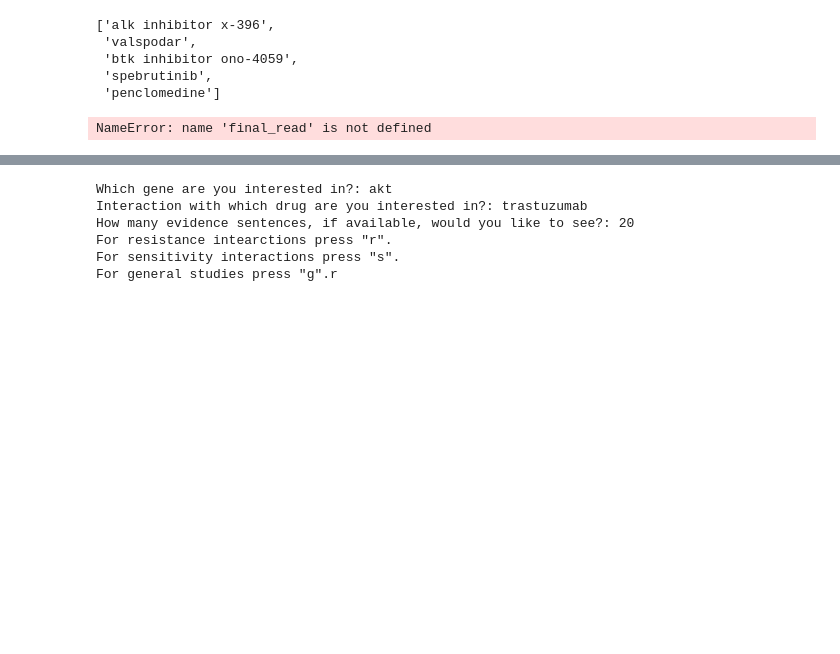
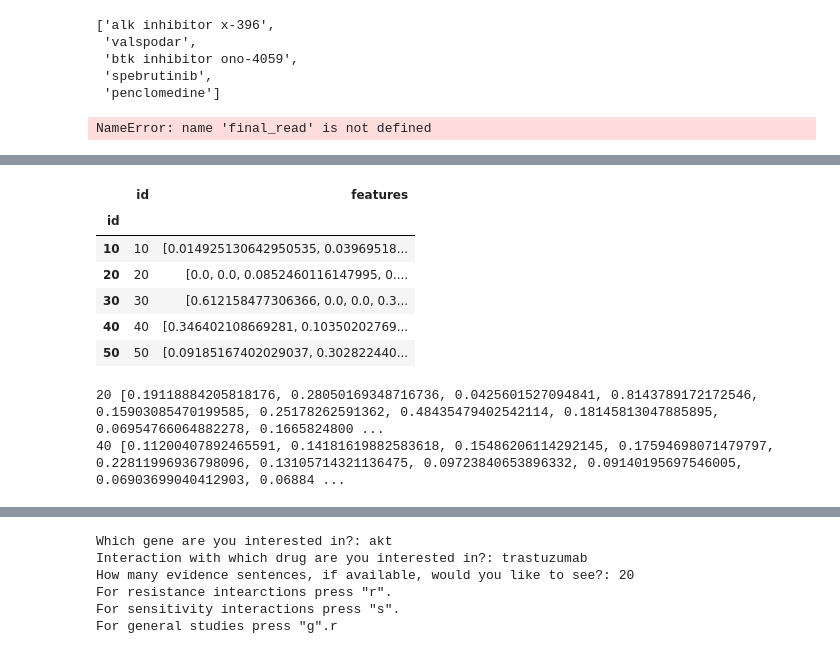
Before and after one commit to ayadlin/Capstone, a Jupyter notebook: Last_PrerRun.ipynb, the cells around one changed output, grey strips where cells are left out. Saved outputs shown, nothing was run; the diff lists cells and outputs as text; code cells hidden in the pictures; blank space fills up the shorter version.

```diff
--- a/Last_PrerRun.ipynb
+++ b/Last_PrerRun.ipynb
@@ -1368,0 +1426,10 @@ NameError: name 'final_read' is not defined
+# %%
+drug_resist_pd.head()
+# %% [output]
+|  | id | features |
+| id |  |  |
+| 10 | 10 | [0.014925130642950535, 0.03969518... |
+| 20 | 20 | [0.0, 0.0, 0.0852460116147995, 0.... |
+| 30 | 30 | [0.612158477306366, 0.0, 0.0, 0.3... |
+| 40 | 40 | [0.346402108669281, 0.10350202769... |
+| 50 | 50 | [0.09185167402029037, 0.302822440... |
@@ -1368,0 +1438,6 @@ NameError: name 'final_read' is not defined
+# %%
+for idx ,row in enumerate(gene_factors):
+    print(gene_factors.index[idx],row)
+# %% [output]
+20 [0.19118884205818176, 0.28050169348716736, 0.0425601527094841, 0.8143789172172546, 0.15903085470199585, 0.25178262591362, 0.48435479402542114, 0.18145813047885895, 0.06954766064882278, 0.1665824800 ...
+40 [0.11200407892465591, 0.14181619882583618, 0.15486206114292145, 0.17594698071479797, 0.22811996936798096, 0.13105714321136475, 0.09723840653896332, 0.09140195697546005, 0.06903699040412903, 0.06884 ...
```
Also changed, not shown: parts of 17 cells of this notebook, 8 other files.
